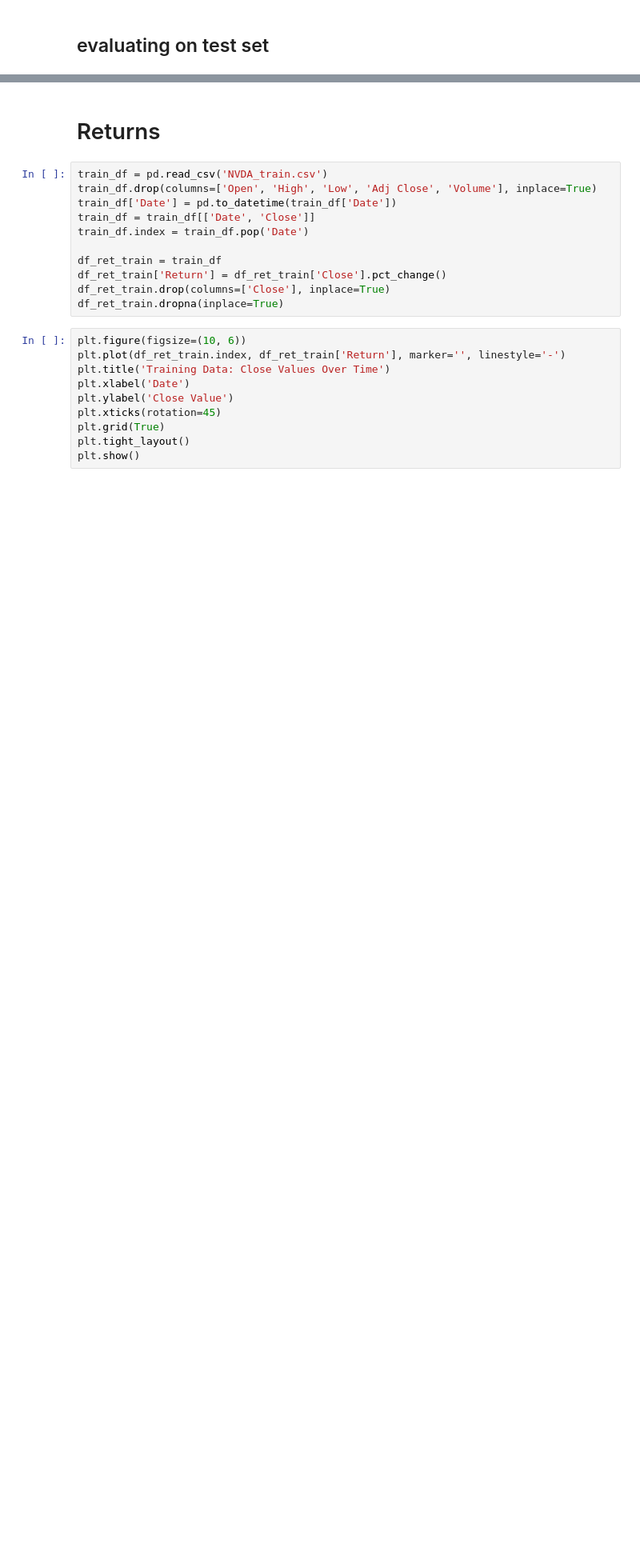
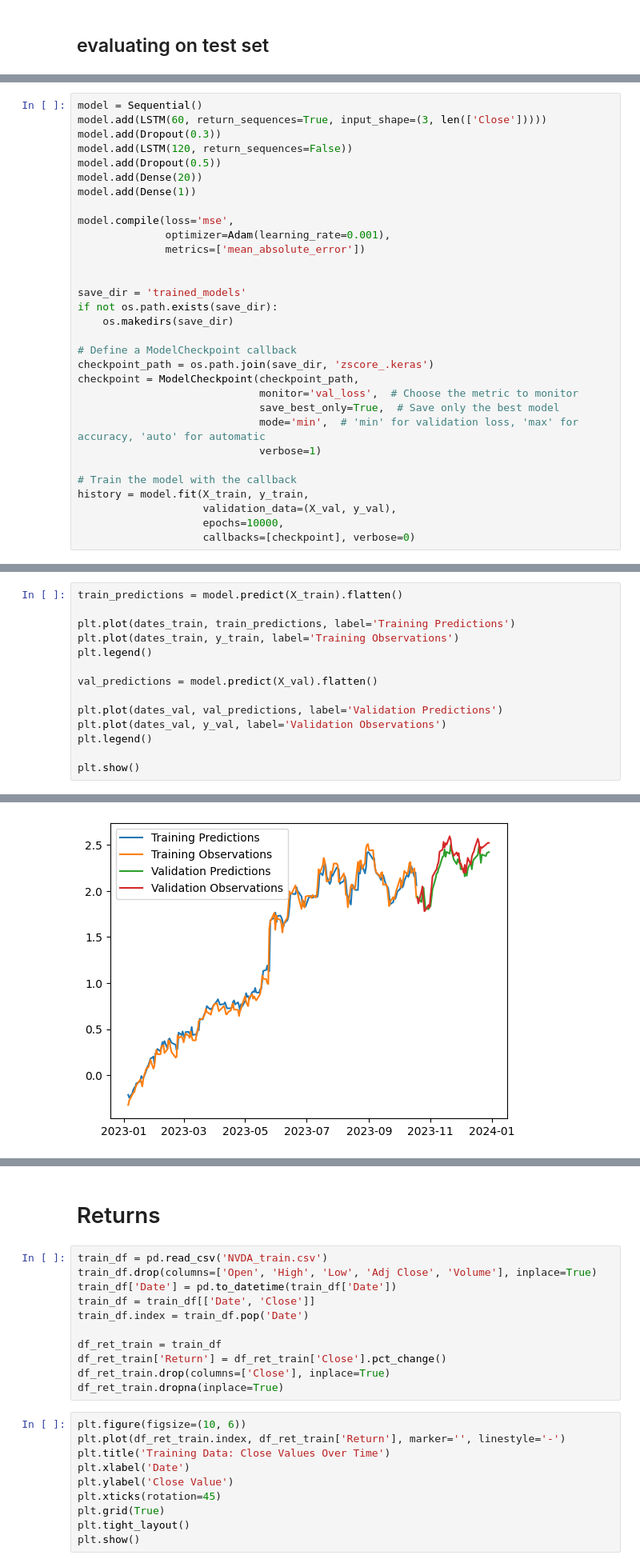
Before and after one commit to GustavLundberg1/LSTM-Neural-Network-for-Stock-Market-prediciton, a Jupyter notebook: main.ipynb, the cells around one changed output, grey strips where cells are left out. Shown at 80% size. Saved outputs shown, nothing was run; the diff lists cells and outputs as text; blank space fills up the shorter version.

```diff
--- a/main.ipynb
+++ b/main.ipynb
@@ -263,0 +287,31 @@ deque([481.679993, 475.690002, 479.980011], maxlen=3)
+# %%
+model = Sequential()
+model.add(LSTM(60, return_sequences=True, input_shape=(3, len(['Close']))))
+model.add(Dropout(0.3))
+model.add(LSTM(120, return_sequences=False))
+model.add(Dropout(0.5))
+model.add(Dense(20))
+model.add(Dense(1))
+
+model.compile(loss='mse',
+              optimizer=Adam(learning_rate=0.001),
+              metrics=['mean_absolute_error'])
+
+
+save_dir = 'trained_models'
+if not os.path.exists(save_dir):
+    os.makedirs(save_dir)
+
+# Define a ModelCheckpoint callback
+checkpoint_path = os.path.join(save_dir, 'zscore_.keras')
+checkpoint = ModelCheckpoint(checkpoint_path,
+                             monitor='val_loss',  # Choose the metric to monitor
+                             save_best_only=True,  # Save only the best model
+                             mode='min',  # 'min' for validation loss, 'max' for accuracy, 'auto' for automatic
+                             verbose=1)
+
+# Train the model with the callback
+history = model.fit(X_train, y_train,
+                    validation_data=(X_val, y_val),
+                    epochs=10000,
+                    callbacks=[checkpoint], verbose=0)
@@ -263,0 +338,15 @@ deque([481.679993, 475.690002, 479.980011], maxlen=3)
+# %%
+train_predictions = model.predict(X_train).flatten()
+
+plt.plot(dates_train, train_predictions, label='Training Predictions')
+plt.plot(dates_train, y_train, label='Training Observations')
+plt.legend()
+
+val_predictions = model.predict(X_val).flatten()
+
+plt.plot(dates_val, val_predictions, label='Validation Predictions')
+plt.plot(dates_val, y_val, label='Validation Observations')
+plt.legend()
+
+plt.show()
+# %% [output]
@@ -263,0 +355 @@ deque([481.679993, 475.690002, 479.980011], maxlen=3)
+[figure, added]
```
Also changed, not shown: parts of 17 cells of this notebook, 3 other files.
